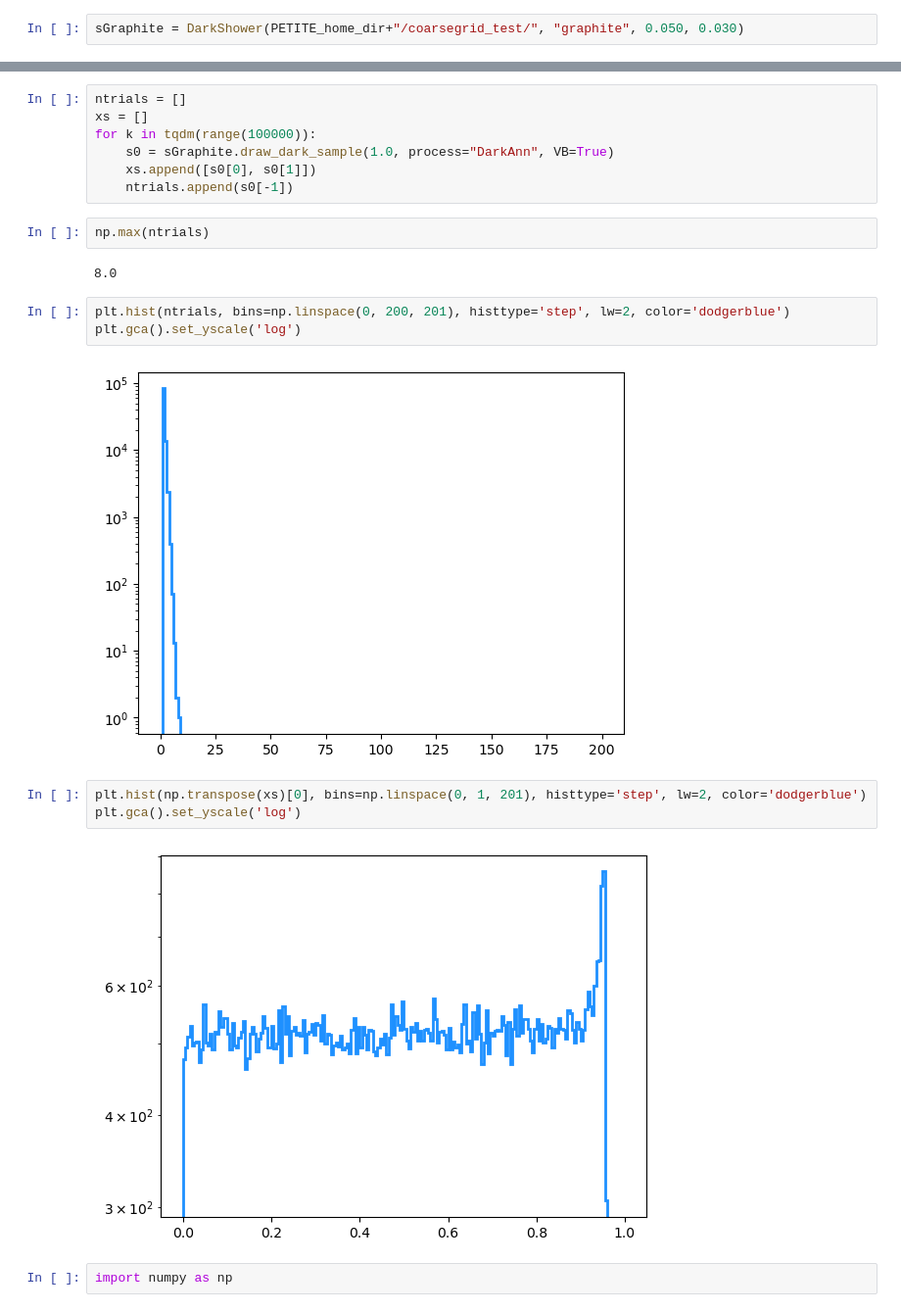
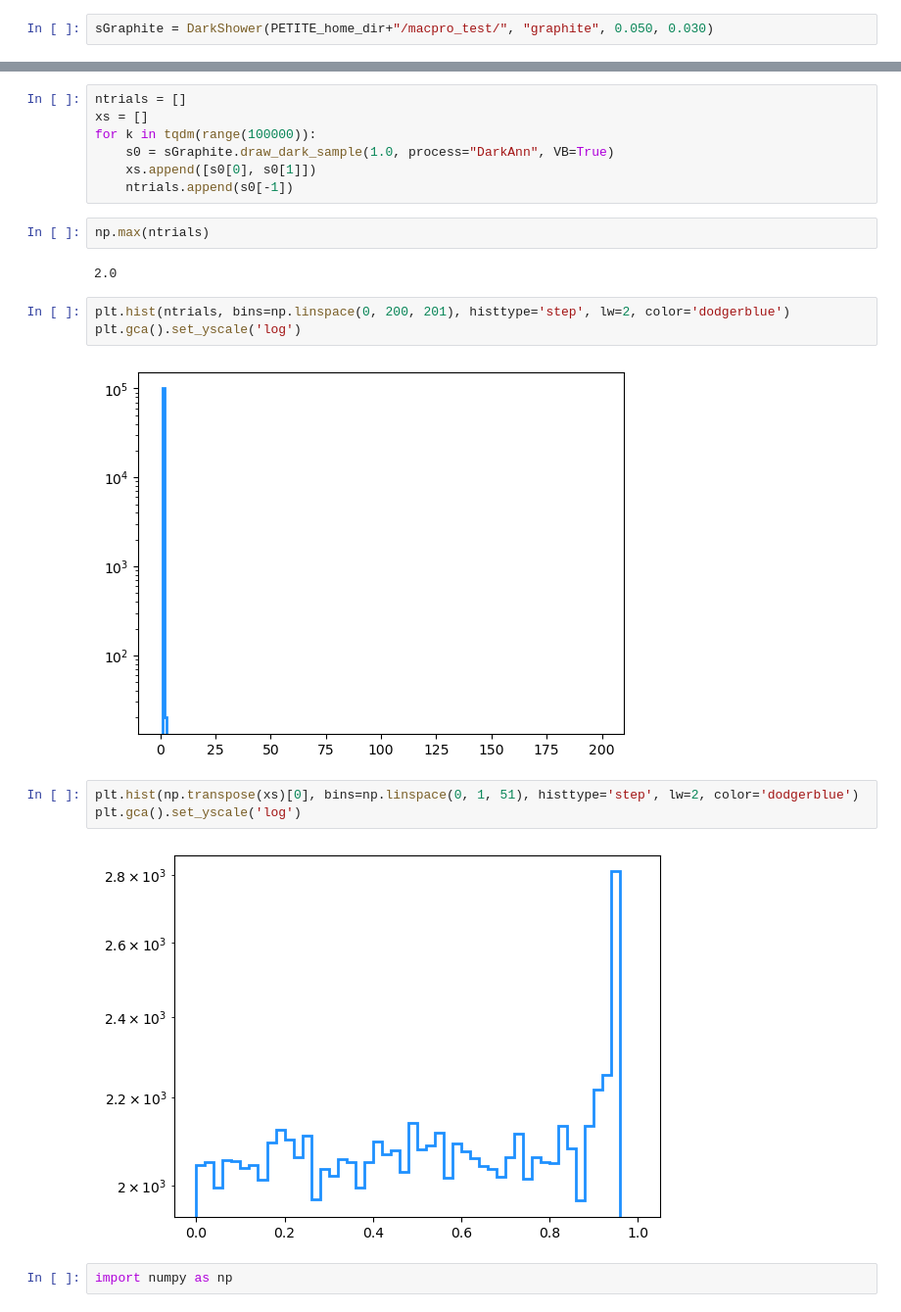
Before and after one commit to kjkellyphys/PETITE, a Jupyter notebook: examples/dark_shower.ipynb, the cells around one changed output, grey strips where cells are left out. Shown at 98% size. Drawn from its saved outputs; the diff is of its cells as text.

```diff
--- a/examples/dark_shower.ipynb
+++ b/examples/dark_shower.ipynb
@@ -91,7 +91,7 @@ The minimum energy in the shower dictates the run-time. As one attempts to simul
 
 Pre-loaded materials are lead and graphite, but other materials can be included straightforwardly running other scripts in the PETITE utilities folder
 # %%
-sGraphite = DarkShower(PETITE_home_dir+"/coarsegrid_test/", "graphite", 0.050, 0.030)
+sGraphite = DarkShower(PETITE_home_dir+"/macpro_test/", "graphite", 0.050, 0.030)
 # %%
 print(sGraphite._mV_list)
 print(sGraphite._mV)
@@ -130,17 +132,17 @@ for k in tqdm(range(100000)):
 # %%
 np.max(ntrials)
 # %% [output]
-8.0
+2.0
 # %%
 plt.hist(ntrials, bins=np.linspace(0, 200, 201), histtype='step', lw=2, color='dodgerblue')
 plt.gca().set_yscale('log')
 # %% [output]
-[figure, old version]
+[figure, new version]
 # %%
-plt.hist(np.transpose(xs)[0], bins=np.linspace(0, 1, 201), histtype='step', lw=2, color='dodgerblue')
+plt.hist(np.transpose(xs)[0], bins=np.linspace(0, 1, 51), histtype='step', lw=2, color='dodgerblue')
 plt.gca().set_yscale('log')
 # %% [output]
-[figure, old version]
+[figure, new version]
 # %%
 import numpy as np
 # %%
```
Also changed, not shown: parts of 10 cells of this notebook, 3 other files.
